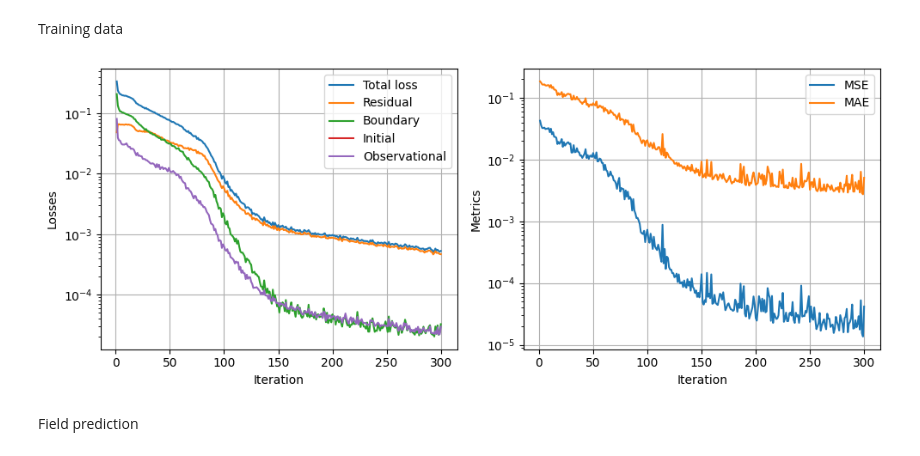
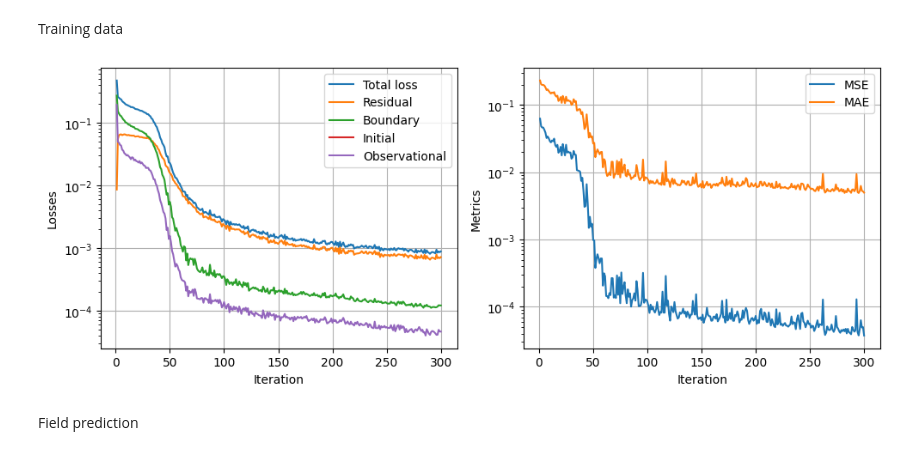
Before and after one commit to luralves/bernet, a Jupyter notebook: tutorials/advection-diffusion.ipynb, the cells around one changed output. Saved outputs shown, nothing was run; the diff lists cells and outputs as text; code cells hidden in the pictures.

```diff
--- a/tutorials/advection-diffusion.ipynb
+++ b/tutorials/advection-diffusion.ipynb
@@ -124,7 +122,7 @@ class Model(torch.nn.Module):
 # %% [markdown]
 **Loss**
 # %%
-class Loss(ResidualLossBase):
+class Loss(std.LossBASE):
 
     def __init__(
             self,
@@ -209,5 +188,9 @@ _ = model.apply(Initialization.xavier_uniform)
 # %% [markdown]
 Fit
 # %%
-trainer.fit(num_epochs, verbose=verbose)
+#-- Realiza o treinamento
+data = trainer.fit(num_epochs, verbose=verbose)
+
+#-- Save training data
+trainer.save(filename)
 # %% [output]
@@ -238,37 +217,34 @@ logger.save("./advection-diffusion.log")
 # %% [markdown]
 Training data
 # %%
-#-- Load training data
-data = load_default_logger_data("./advection-diffusion.log")
-
 #-- Figures
 fig, axes = plt.subplots(1, 2, figsize=(10, 4))
 
 #-  Left plot: Losses
 axes[0].plot(data["iteration"], data["loss"], label="Total loss")
 axes[0].plot(data["iteration"], data["residual"], label="Residual")
 axes[0].plot(data["iteration"], data["boundary"], label="Boundary")
 axes[0].plot(data["iteration"], data["initial"], label="Initial")
 axes[0].plot(data["iteration"], data["observational"], label="Observational")
 axes[0].set_xlabel("Iteration")
 axes[0].set_ylabel("Losses")
 axes[0].set_yscale("log")
 axes[0].legend()
 axes[0].grid()
 
 #-  Right plot: Metrics
-axes[1].plot(data["iteration"], data["mse"], label="MSE")
-axes[1].plot(data["iteration"], data["mae"], label="MAE")
+axes[1].plot(data["iteration"], data["mse [test]"], label="MSE")
+axes[1].plot(data["iteration"], data["mae [test]"], label="MAE")
 axes[1].set_xlabel("Iteration")
 axes[1].set_ylabel("Metrics")
 axes[1].set_yscale("log")
 axes[1].legend()
 axes[1].grid()
 
 plt.tight_layout()
 plt.show()
 # %% [output]
-[figure, old version]
+[figure, new version]
 # %% [markdown]
 Field prediction
 # %%
```
Also changed, not shown: parts of 7 cells of this notebook, 21 other files.
